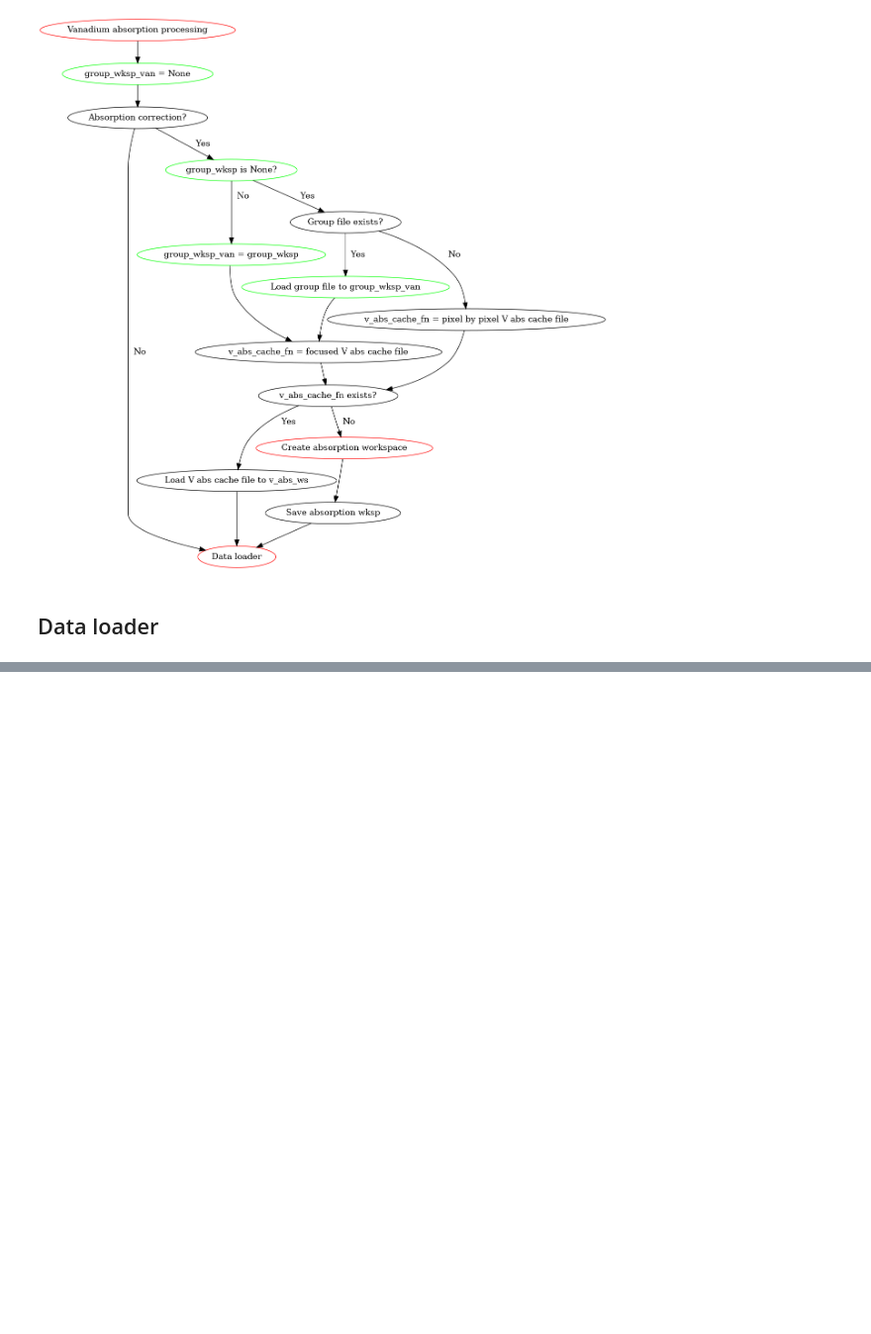
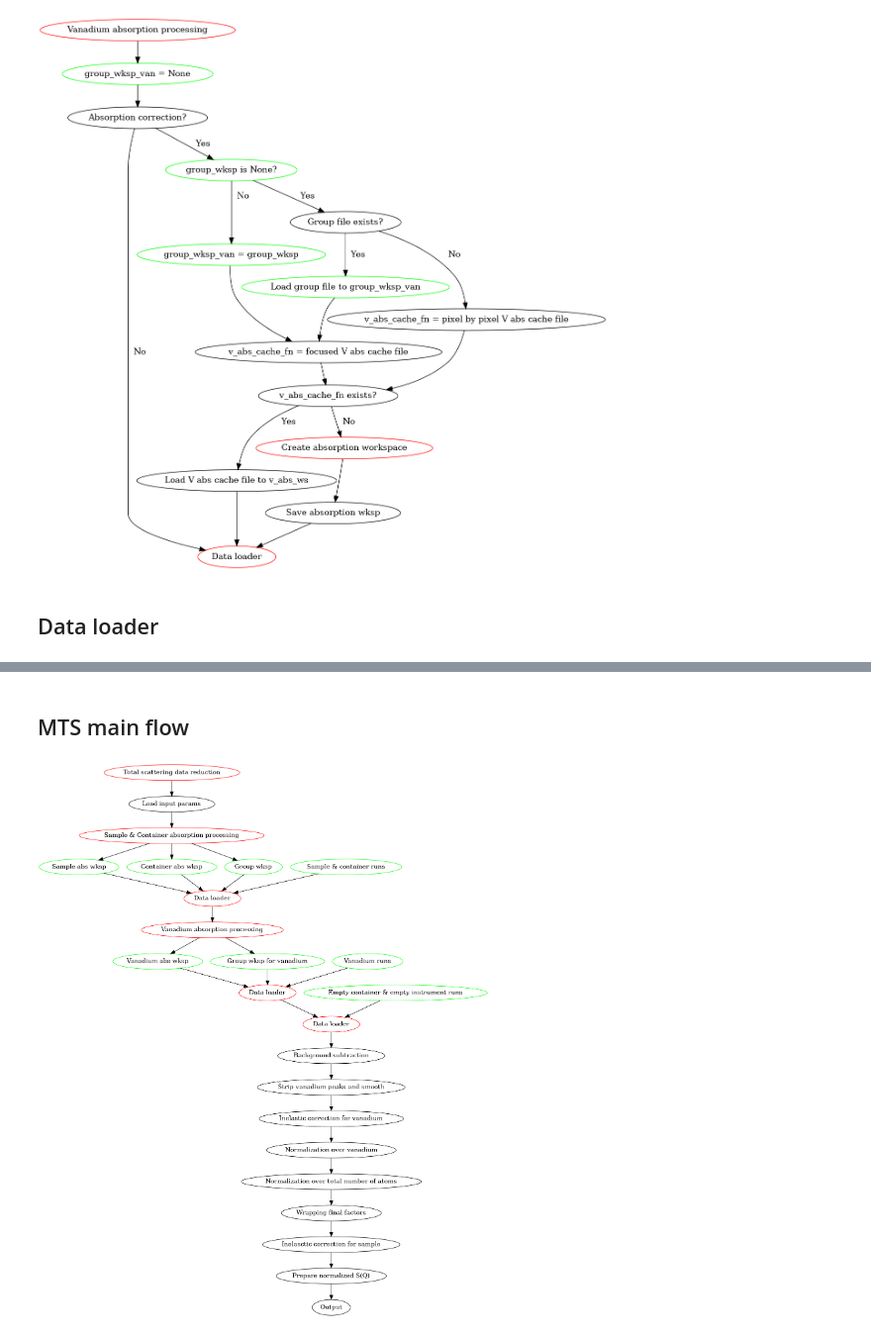
Before and after one commit to Kvieta1990/Working_Proj, a Jupyter notebook: Support/Docs/mts_flowchart.ipynb, the cells around one changed output, grey strips where cells are left out. Shown at 99% size. Cells and saved outputs as stored; diff of their text form; code cells hidden in the pictures; blank space fills up the shorter version.

Commit message:
finish up mts flow

```diff
--- a/Support/Docs/mts_flowchart.ipynb
+++ b/Support/Docs/mts_flowchart.ipynb
@@ -100,0 +127,29 @@ digraph G {
+# %% [markdown]
+## MTS main flow
+# %%
+digraph G {
+    {node[color=red];"Total scattering data reduction"} -> "Load input params";
+    "Load input params" -> {node[color=red];"Sample & Container absorption processing"};
+    {node[color=red];"Sample & Container absorption processing"} -> {node[color=green]; "Sample abs wksp", "Container abs wksp", "Group wksp"};
+    {node[color=green]; "Sample abs wksp", "Container abs wksp", "Group wksp"} -> {node[color=red,label="Data loader"];"data_loader_sc"};
+    {node[color=green];"Sample & container runs"} -> {node[color=red,label="Data loader"];"data_loader_sc"};
+    {node[color=red,label="Data loader"];"data_loader_sc"} -> {node[color=red];"Vanadium absorption processing"};
+    {node[color=red];"Vanadium absorption processing"} -> {node[color=green];"Vanadium abs wksp"};
+    {node[color=red];"Vanadium absorption processing"} -> {node[color=green;label="Group wksp for vanadium"];"group_wksp_van"};
+    {node[color=green];"Vanadium abs wksp"} -> {node[color=red,label="Data loader"];"data_loader_van"};
+    {node[color=green;label="Group wksp for vanadium"];"group_wksp_van"} -> {node[color=red,label="Data loader"];"data_loader_van"};
+    {node[color=green];"Vanadium runs"} -> {node[color=red,label="Data loader"];"data_loader_van"};
+    {node[color=red,label="Data loader"];"data_loader_van"} -> {node[color=red,label="Data loader"];"data_loader_bkg"};
+    {node[color=green];"Empty container & empty instrument runs"} -> {node[color=red,label="Data loader"];"data_loader_bkg"};
+    {node[color=red,label="Data loader"];"data_loader_bkg"} -> "Background subtraction";
+    "Background subtraction" -> "Strip vanadium peaks and smooth";
+    "Strip vanadium peaks and smooth" -> "Inelastic correction for vanadium";
+    "Inelastic correction for vanadium" -> "Normalization over vanadium";
+    "Normalization over vanadium" -> "Normalization over total number of atoms";
+    "Normalization over total number of atoms" -> "Wrapping final factors";
+    "Wrapping final factors" -> "Inelasctic correction for sample";
+    "Inelasctic correction for sample" -> "Prepare normalized S(Q)";
+    "Prepare normalized S(Q)" -> "Output";
+}
+# %% [output]
+[figure, added]
```
Also changed, not shown: parts of 2 cells of this notebook, 10 other files.
